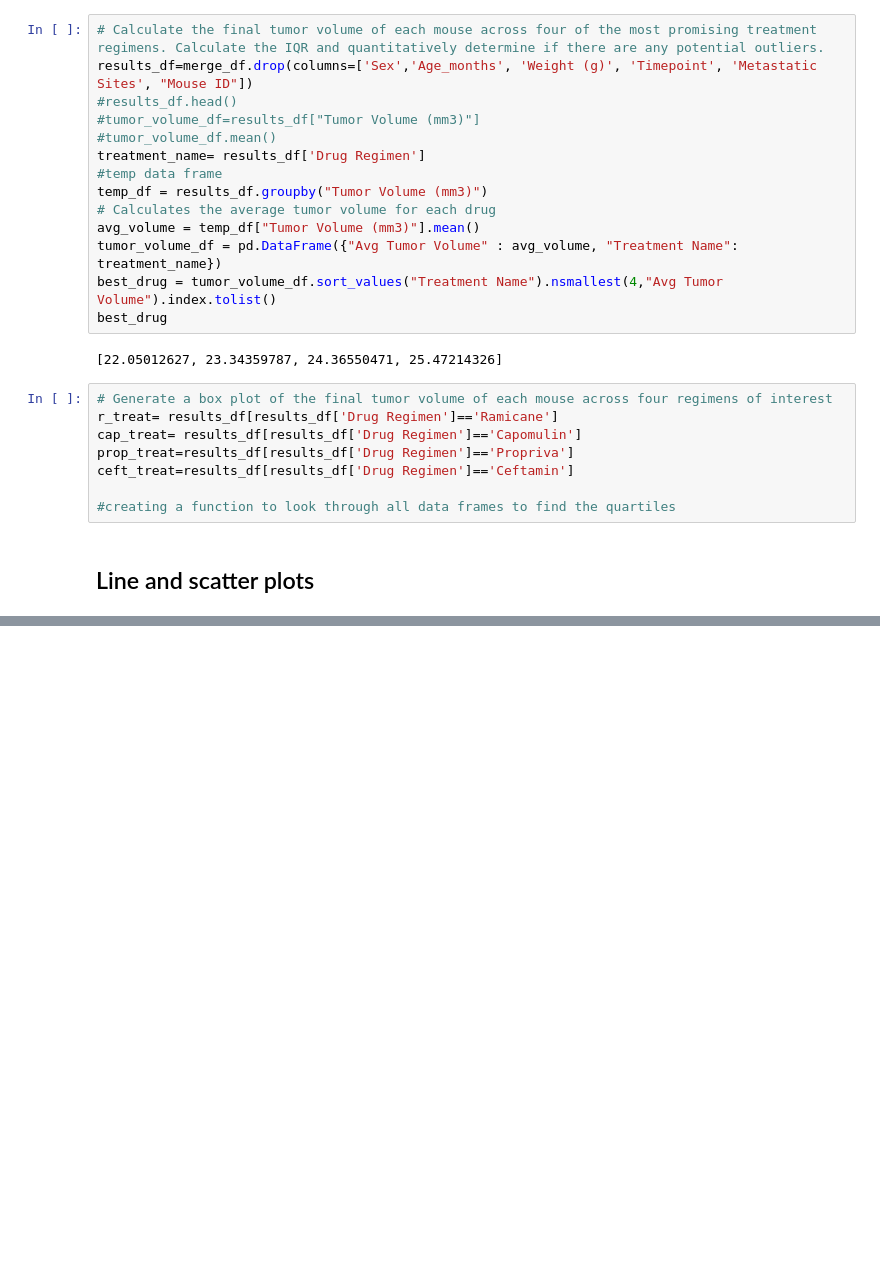
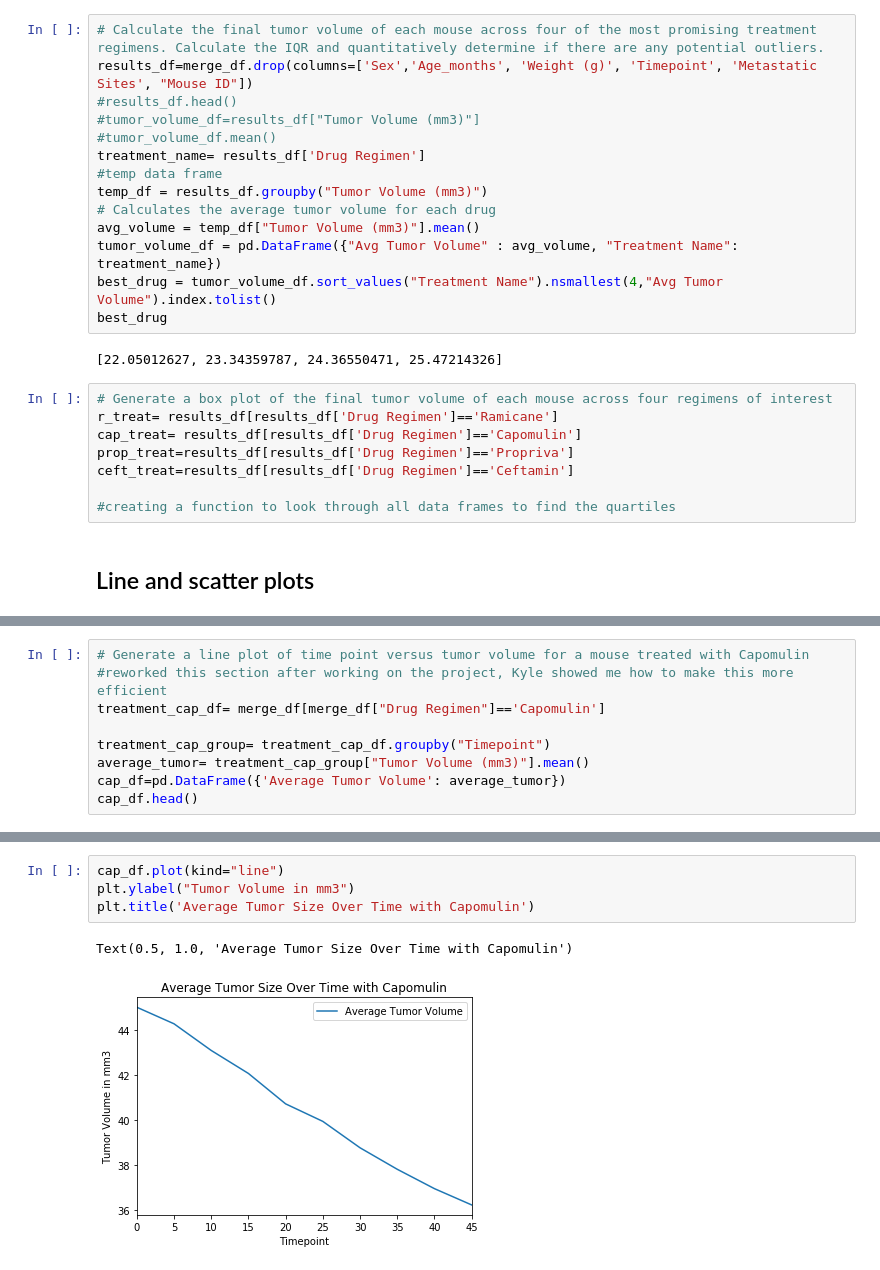
Before and after one commit to karahodges/hodgesMatPlotLib, a Jupyter notebook: pymaceuticals_starter.ipynb, the cells around one changed output, grey strips where cells are left out. Saved outputs shown, nothing was run; the diff lists cells and outputs as text; blank space fills up the shorter version.

```diff
--- a/pymaceuticals_starter.ipynb
+++ b/pymaceuticals_starter.ipynb
@@ -128,0 +127,9 @@ ceft_treat=results_df[results_df['Drug Regimen']=='Ceftamin']
+# %%
+# Generate a line plot of time point versus tumor volume for a mouse treated with Capomulin
+#reworked this section after working on the project, Kyle showed me how to make this more efficient
+treatment_cap_df= merge_df[merge_df["Drug Regimen"]=='Capomulin']
+
+treatment_cap_group= treatment_cap_df.groupby("Timepoint")
+average_tumor= treatment_cap_group["Tumor Volume (mm3)"].mean()
+cap_df=pd.DataFrame({'Average Tumor Volume': average_tumor})
+cap_df.head()
@@ -129,2 +144,9 @@ ceft_treat=results_df[results_df['Drug Regimen']=='Ceftamin']
+# %%
+cap_df.plot(kind="line")
+plt.ylabel("Tumor Volume in mm3")
+plt.title('Average Tumor Size Over Time with Capomulin')
+# %% [output]
+Text(0.5, 1.0, 'Average Tumor Size Over Time with Capomulin')
+[figure, added]
 # %%
 # Generate a scatter plot of mouse weight versus average tumor volume for the Capomulin regimen
```
Also changed, not shown: parts of 5 cells of this notebook.
